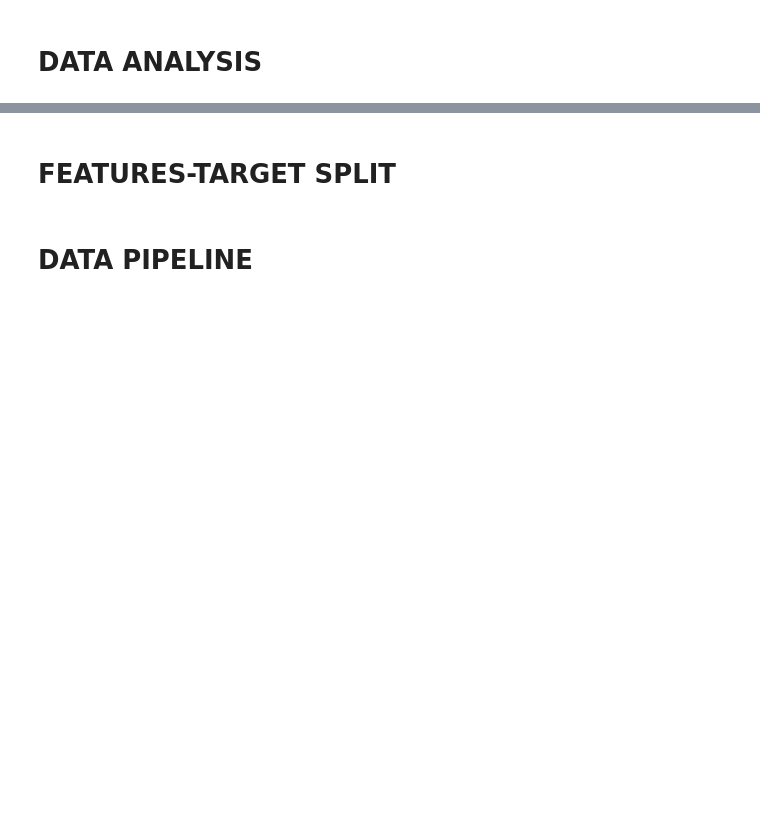
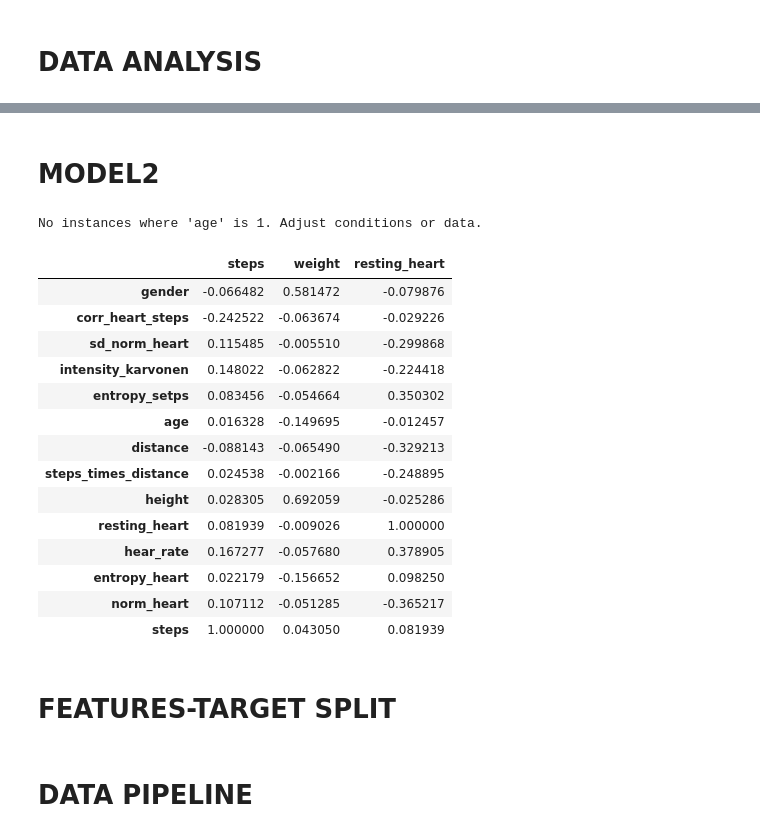
Before and after one commit to VishalVinayRam/Heart-management-model, a Jupyter notebook: fitbit-apple-watch-analysis-and-prediction.ipynb, the cells around one changed output, grey strips where cells are left out. Saved outputs shown, nothing was run; the diff lists cells and outputs as text; code cells hidden in the pictures; blank space fills up the shorter version.

```diff
--- a/fitbit-apple-watch-analysis-and-prediction.ipynb
+++ b/fitbit-apple-watch-analysis-and-prediction.ipynb
@@ -228,3 +441,58 @@ plt.tight_layout()
+# %% [markdown]
+# MODEL2
+# %%
+import pandas as pd
+import matplotlib.pyplot as plt
+from sklearn.cluster import KMeans
+from sklearn.linear_model import LogisticRegression
+from sklearn.model_selection import train_test_split
+from sklearn.metrics import accuracy_score, classification_report, confusion_matrix
+
+# Assuming corr_matrix is your correlation matrix
+# If not, make sure to select the relevant columns for clustering and regression
+
+# Feature selection based on correlation matrix
+features = corr_matrix[['age', 'hear_rate', 'steps', 'weight', 'resting_heart']]
+
+# KMeans clustering based on age
+kmeans = KMeans(n_clusters=3, random_state=42)
+corr_matrix['age_cluster'] = kmeans.fit_predict(corr_matrix[['age']])
+
+# Set the conditions for predicting a heart attack
+corr_matrix['age'] = ((corr_matrix['hear_rate'] > corr_matrix['resting_heart']) &
+                        (corr_matrix['hear_rate'] > corr_matrix.groupby('age_cluster')['hear_rate'].transform('mean')) &
+                        (corr_matrix['steps'] < corr_matrix['steps'].mean()) &
+                        (corr_matrix['weight'] > corr_matrix['weight'].mean()) &
+                        (corr_matrix['age'] > corr_matrix['age'].mean())).astype(int)
+
+# Prepare data for classification
+X = corr_matrix[[ 'steps', 'weight', 'resting_heart']]
+y = corr_matrix['age_cluster']
+
+# Check if there are instances where age is 1
+if 1 not in y.unique():
+    print("No instances where 'age' is 1. Adjust conditions or data.")
+
+# Split data into training and testing sets
+X_train, X_test, y_train, y_test = train_test_split(X, y, test_size=0.2, random_state=42)
+X_train
+# %% [output]
+No instances where 'age' is 1. Adjust conditions or data.
+|  | steps | weight | resting_heart |
+| gender | -0.066482 | 0.581472 | -0.079876 |
+| corr_heart_steps | -0.242522 | -0.063674 | -0.029226 |
+| sd_norm_heart | 0.115485 | -0.005510 | -0.299868 |
+| intensity_karvonen | 0.148022 | -0.062822 | -0.224418 |
+| entropy_setps | 0.083456 | -0.054664 | 0.350302 |
+| age | 0.016328 | -0.149695 | -0.012457 |
+| distance | -0.088143 | -0.065490 | -0.329213 |
+| steps_times_distance | 0.024538 | -0.002166 | -0.248895 |
+| height | 0.028305 | 0.692059 | -0.025286 |
+| resting_heart | 0.081939 | -0.009026 | 1.000000 |
+| hear_rate | 0.167277 | -0.057680 | 0.378905 |
+| entropy_heart | 0.022179 | -0.156652 | 0.098250 |
+| norm_heart | 0.107112 | -0.051285 | -0.365217 |
+| steps | 1.000000 | 0.043050 | 0.081939 |
 # %% [markdown]
 # FEATURES-TARGET SPLIT
 # %%
```
Also changed, not shown: parts of 53 cells of this notebook, 1 other file.
